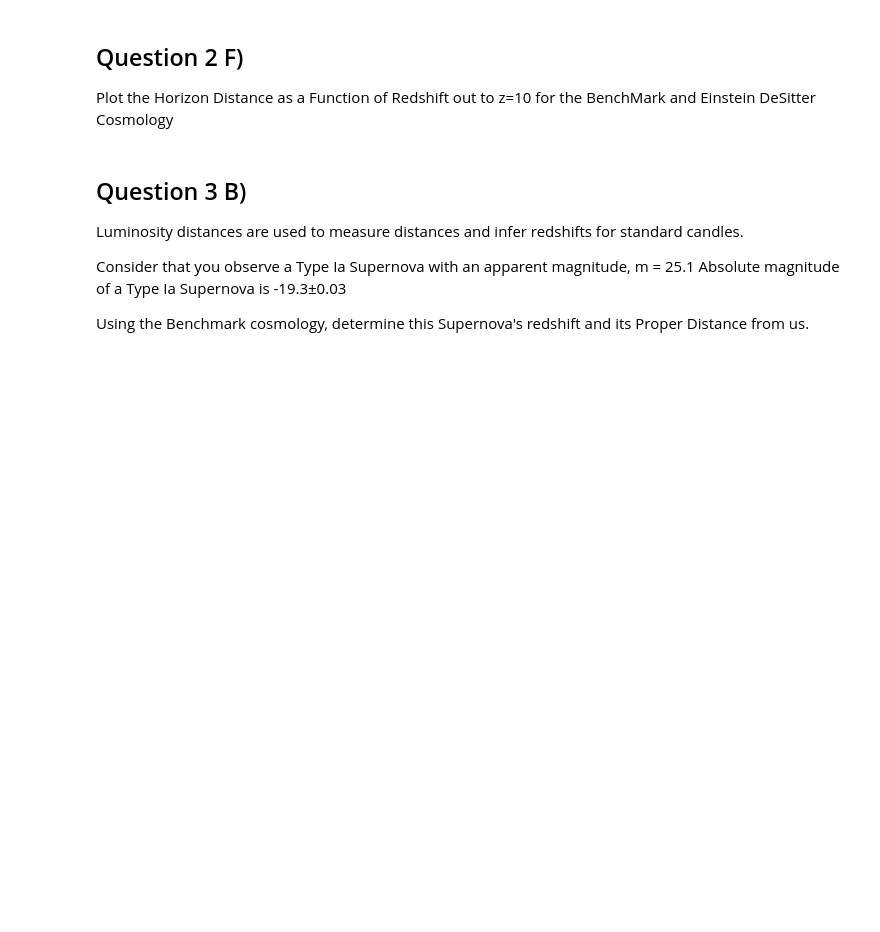
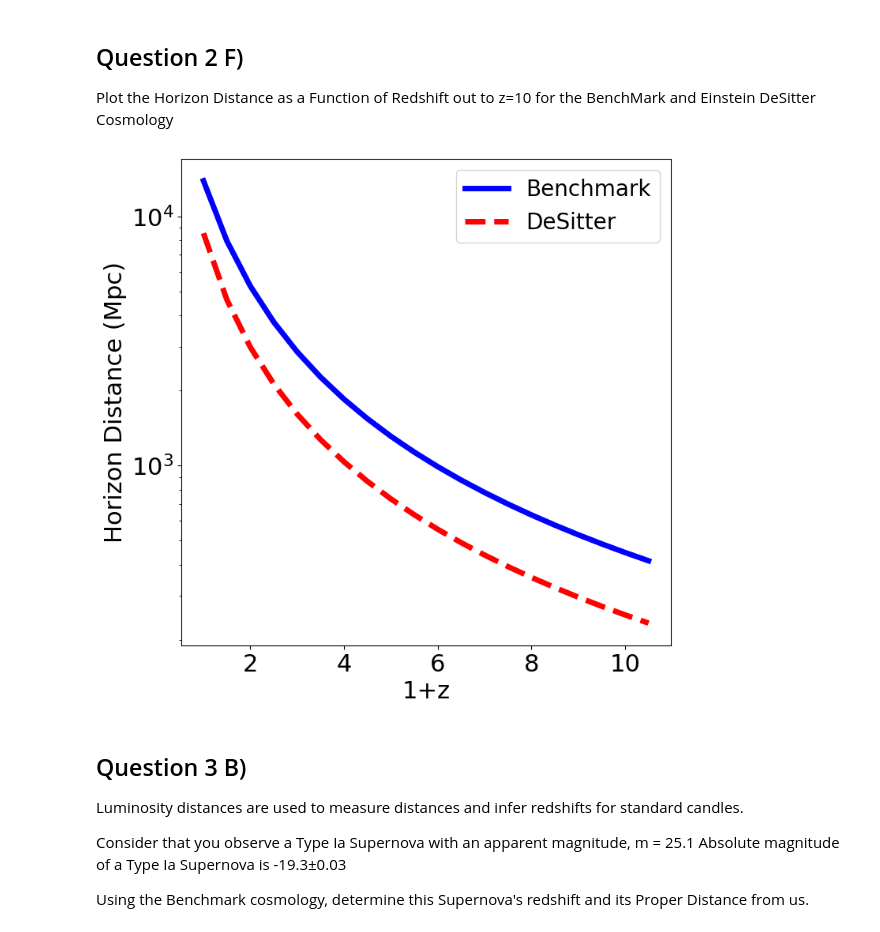
Before and after one commit to zharnist/Astro400B, a Jupyter notebook: Labs/Lab12/Lab12.ipynb, the cells around one changed output. Cells and saved outputs as stored; diff of their text form; code cells hidden in the pictures; blank space fills up the shorter version.

```diff
--- a/Labs/Lab12/Lab12.ipynb
+++ b/Labs/Lab12/Lab12.ipynb
@@ -651,35 +674,41 @@ zrange2 = np.arange(zmin, zmax, 0.5)
 # %%
 # What is the size of the universe at each redshit in each cosmology
 # We need to again use a list comprehension
+HorizonBenchMark = [BenchMark.ProperDistance(i, 1000).value for i in zrange2]
+# %%
+HorizonDeSitter = [DeSitter.ProperDistance(i, 1000).value for i in zrange2]
 # %%
 # Plot the Horizon Distance as a Function of Redshift out to z=10
 #################################################################
 
 fig = plt.figure(figsize=(8,8))
 ax = plt.subplot(111)
 
 
 # Comoving Distance
 # FILL THIS IN
 #plt.semilogy(###, ### , linewidth=5, label='BenchMark')
+plt.semilogy(1+zrange2, HorizonBenchMark, color='blue', linewidth=5, label='Benchmark')
 
 #plt.semilogy(### , ###  , linewidth=5, linestyle='--', label='DeSitter')
-
+plt.semilogy(1+zrange2 ,  HorizonDeSitter, color='red', linewidth=5, ls='--', label='DeSitter')
 
 # Add axis labels
 plt.xlabel('1+z', fontsize=22)
 plt.ylabel('Horizon Distance (Mpc)', fontsize=22)
 
 
 #adjust tick label font size
 label_size = 22
 matplotlib.rcParams['xtick.labelsize'] = label_size
 matplotlib.rcParams['ytick.labelsize'] = label_size
 
 legend = ax.legend(loc='upper right',fontsize=20)
 
 # Save to a file
-# plt.savefig('Lab12_HorizonDistance.png')
+plt.savefig('Lab12_HorizonDistance.png')
+# %% [output]
+[figure, added]
 # %% [markdown]
 ## Question 3 B)
 
```
Also changed, not shown: parts of 18 cells of this notebook.
